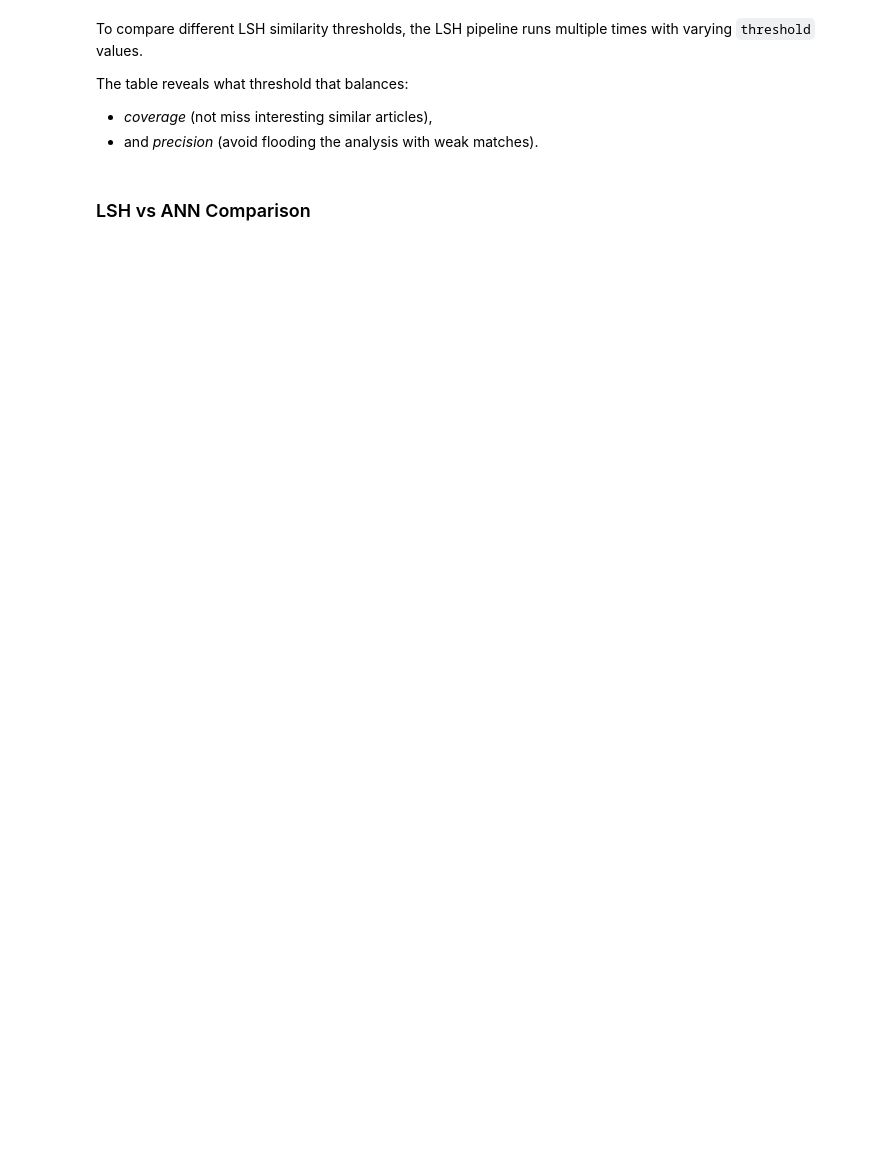
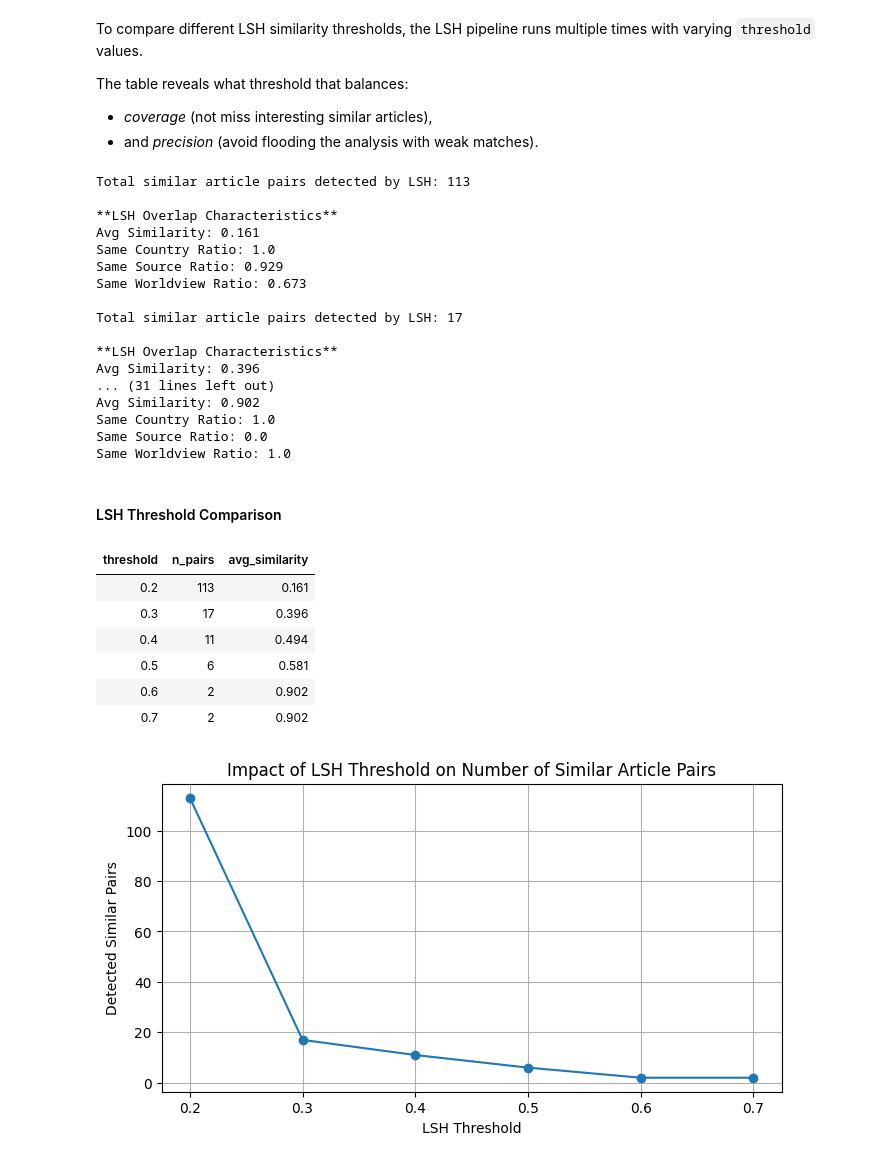
Before and after one commit to malinhauglandh/scandinavian-news-articles, a Jupyter notebook: news-articles.ipynb, the cells around one changed output. Drawn from its saved outputs; the diff is of its cells as text; code cells hidden in the pictures; blank space fills up the shorter version.

```diff
--- a/news-articles.ipynb
+++ b/news-articles.ipynb
@@ -1025,35 +1117,69 @@ def compare_lsh_thresholds(thresholds, news_df):
     for threshold in thresholds:
         lsh_test = EnhancedLSH(threshold=threshold, num_perm=128)
 
         for idx, row in news_df.iterrows():
             metadata = {
                 'country': row['country'],
                 'source': row['source'],
                 'worldview_score': row['worldview_score']
             }
-            lsh_test.add_document(idx, row['text'], metadata)
+            lsh_test.add_document(idx, row['combined'], metadata)
 
         pairs = lsh_test.get_all_similar_pairs()
 
         if len(pairs) > 0:
-            sims, _ = analyze_lsh_performance(lsh_test, news_df)
-            avg_sim = np.mean(sims)
+            metrics, _ = analyze_lsh_performance(lsh_test, news_df, plot=False)
+            avg_sim = metrics["avg_similarity"]
         else:
             avg_sim = 0
 
         results_summary.append({
             'threshold': threshold,
             'n_pairs': len(pairs),
             'avg_similarity': avg_sim
         })
 
     return pd.DataFrame(results_summary)
 
+
 # Test different thresholds
 thresholds = [0.2, 0.3, 0.4, 0.5, 0.6, 0.7]
 threshold_results = compare_lsh_thresholds(thresholds, news_articles)
 
 display(HTML("<h4>LSH Threshold Comparison</h4>"))
 display(HTML(threshold_results.to_html(index=False)))
+
+plt.figure(figsize=(8, 4))
+plt.plot(threshold_results['threshold'], threshold_results['n_pairs'], marker='o')
+plt.title("Impact of LSH Threshold on Number of Similar Article Pairs")
+plt.xlabel("LSH Threshold")
+plt.ylabel("Detected Similar Pairs")
+plt.grid(True)
+plt.show()
+# %% [output]
+Total similar article pairs detected by LSH: 113
+
+**LSH Overlap Characteristics**
+Avg Similarity: 0.161
+Same Country Ratio: 1.0
+Same Source Ratio: 0.929
+Same Worldview Ratio: 0.673
+
+Total similar article pairs detected by LSH: 17
+
+**LSH Overlap Characteristics**
+Avg Similarity: 0.396
+... (31 lines left out)
+Avg Similarity: 0.902
+Same Country Ratio: 1.0
+Same Source Ratio: 0.0
+Same Worldview Ratio: 1.0
+LSH Threshold Comparison
+| threshold | n_pairs | avg_similarity |
+| 0.2 | 113 | 0.161 |
+| 0.3 | 17 | 0.396 |
+| 0.4 | 11 | 0.494 |
+| 0.5 | 6 | 0.581 |
+| 0.6 | 2 | 0.902 |
+| 0.7 | 2 | 0.902 |
+[figure, added]
-# %% [markdown]
-### LSH vs ANN Comparison
```
Also changed, not shown: parts of 14 cells of this notebook.
